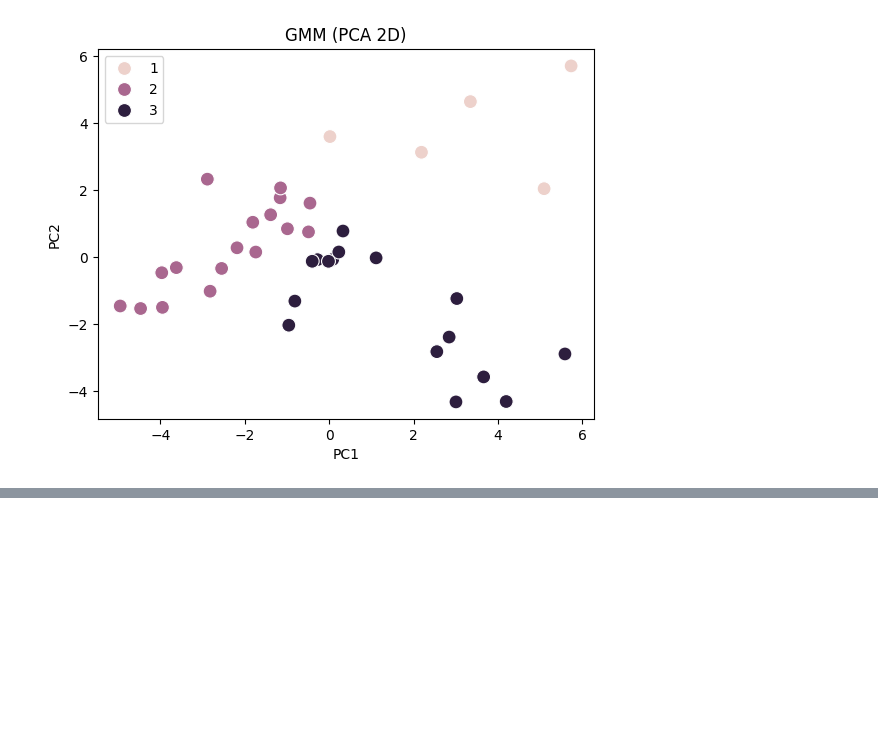
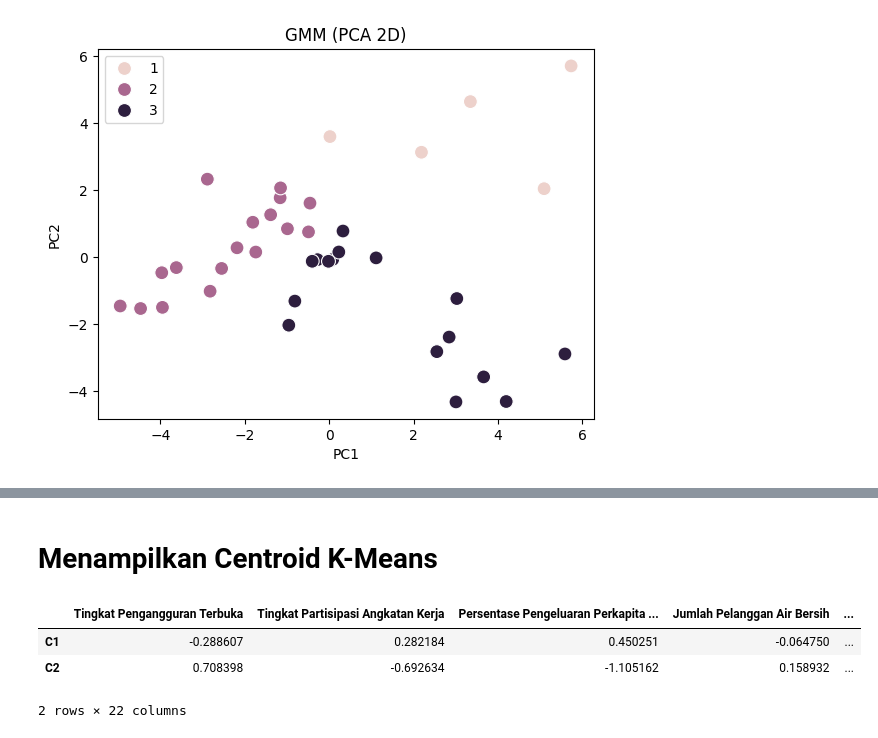
Before and after one commit to yowxy/Clustering-Based-on-Study-Case, a Jupyter notebook: index.ipynb, the cells around one changed output, grey strips where cells are left out. Cells and saved outputs as stored; diff of their text form; code cells hidden in the pictures; blank space fills up the shorter version.

```diff
--- a/index.ipynb
+++ b/index.ipynb
@@ -381,0 +465,14 @@ plt.show()
+# %% [markdown]
+# Menampilkan Centroid K-Means
+# %%
+centroid = pd.DataFrame(
+    kmeans.cluster_centers_,
+    columns=data_transform.columns
+)
+centroid.index = [f'C{i+1}' for i in range(len(centroid))]
+display(centroid)
+# %% [output]
+|  | Tingkat Pengangguran Terbuka | Tingkat Partisipasi Angkatan Kerja | Persentase Pengeluaran Perkapita ... | Jumlah Pelanggan Air Bersih | ... |
+| C1 | -0.288607 | 0.282184 | 0.450251 | -0.064750 | ... |
+| C2 | 0.708398 | -0.692634 | -1.105162 | 0.158932 | ... |
+2 rows × 22 columns
```
Also changed, not shown: parts of 10 cells of this notebook, 1 other file.
